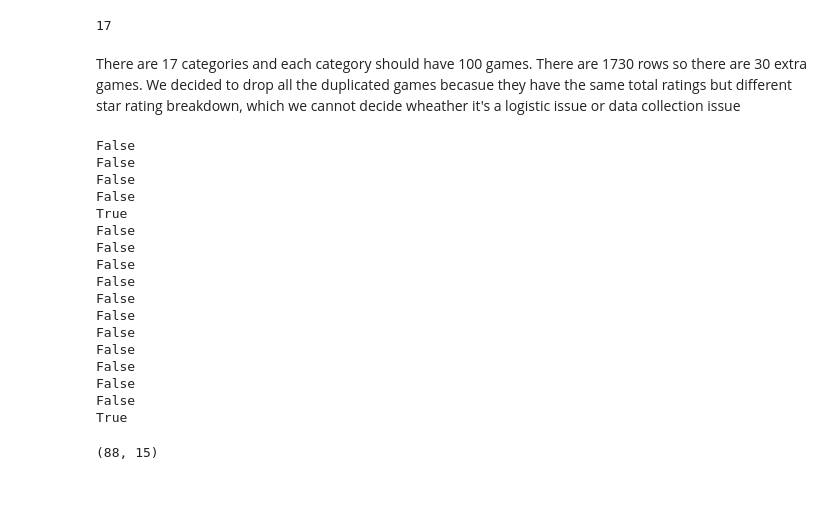
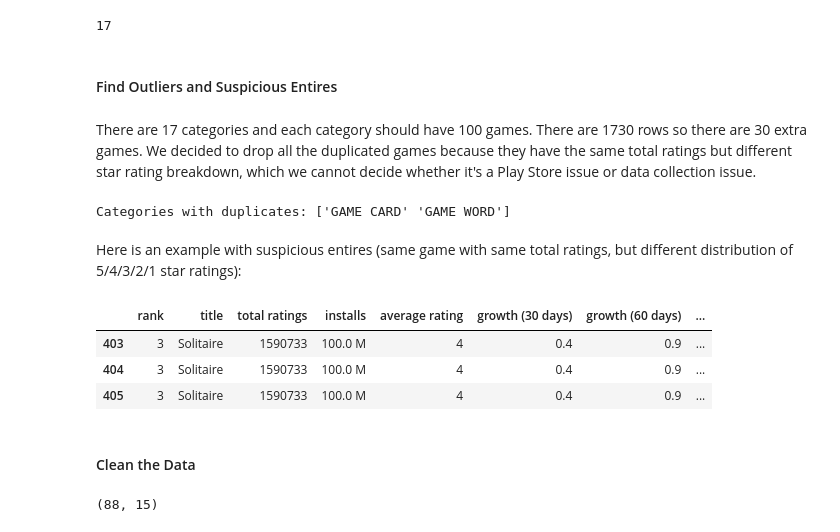
Before and after one commit to COGS108/Group066_WI26, a Jupyter notebook: 01-DataCheckpoint.ipynb, the cells around one changed output. Saved outputs shown, nothing was run; the diff lists cells and outputs as text; code cells hidden in the pictures; blank space fills up the shorter version.

```diff
--- a/01-DataCheckpoint.ipynb
+++ b/01-DataCheckpoint.ipynb
@@ -223,30 +223,27 @@ Since we have the equality of df.shape and df.dropna().shape = True, we don't ha
 df['category'].nunique()
 # %% [output]
 17
+# %% [markdown]
+#### Find Outliers and Suspicious Entires
 # %% [markdown]
-There are 17 categories and each category should have 100 games. There are 1730 rows so there are 30 extra games. We decided to drop all the duplicated games becasue they have the same total ratings but different star rating breakdown, which we cannot decide wheather it's a logistic issue or data collection issue
+There are 17 categories and each category should have 100 games. There are 1730 rows so there are 30 extra games. We decided to drop all the duplicated games because they have the same total ratings but different star rating breakdown, which we cannot decide whether it's a Play Store issue or data collection issue.
 # %%
 #identifying which categories these games are in
-for category in df['category'].unique():
-    print(any(df[df['category'] == category].duplicated(subset=(['rank']))))
+categories_with_duplicates_bool = np.array([any(df[df['category'] == category].duplicated(subset=(['rank']))) for category in df['category'].unique()])
+print(f"Categories with duplicates: {df['category'].unique()[categories_with_duplicates_bool]}")
 # %% [output]
-False
-False
-False
-False
-True
-False
-False
-False
-False
-False
-False
-False
-False
-False
-False
-False
-True
+Categories with duplicates: ['GAME CARD' 'GAME WORD']
+# %% [markdown]
+Here is an example with suspicious entires (same game with same total ratings, but different distribution of 5/4/3/2/1 star ratings):
+# %%
+df[df['category'] == 'GAME CARD'].iloc[3:6]
+# %% [output]
+|  | rank | title | total ratings | installs | average rating | growth (30 days) | growth (60 days) | ... |
+| 403 | 3 | Solitaire | 1590733 | 100.0 M | 4 | 0.4 | 0.9 | ... |
+| 404 | 3 | Solitaire | 1590733 | 100.0 M | 4 | 0.4 | 0.9 | ... |
+| 405 | 3 | Solitaire | 1590733 | 100.0 M | 4 | 0.4 | 0.9 | ... |
+# %% [markdown]
+#### Clean the Data
 # %%
 pd.set_option('display.max_rows', None)
 # %%
```
Also changed, not shown: parts of 3 cells of this notebook.
